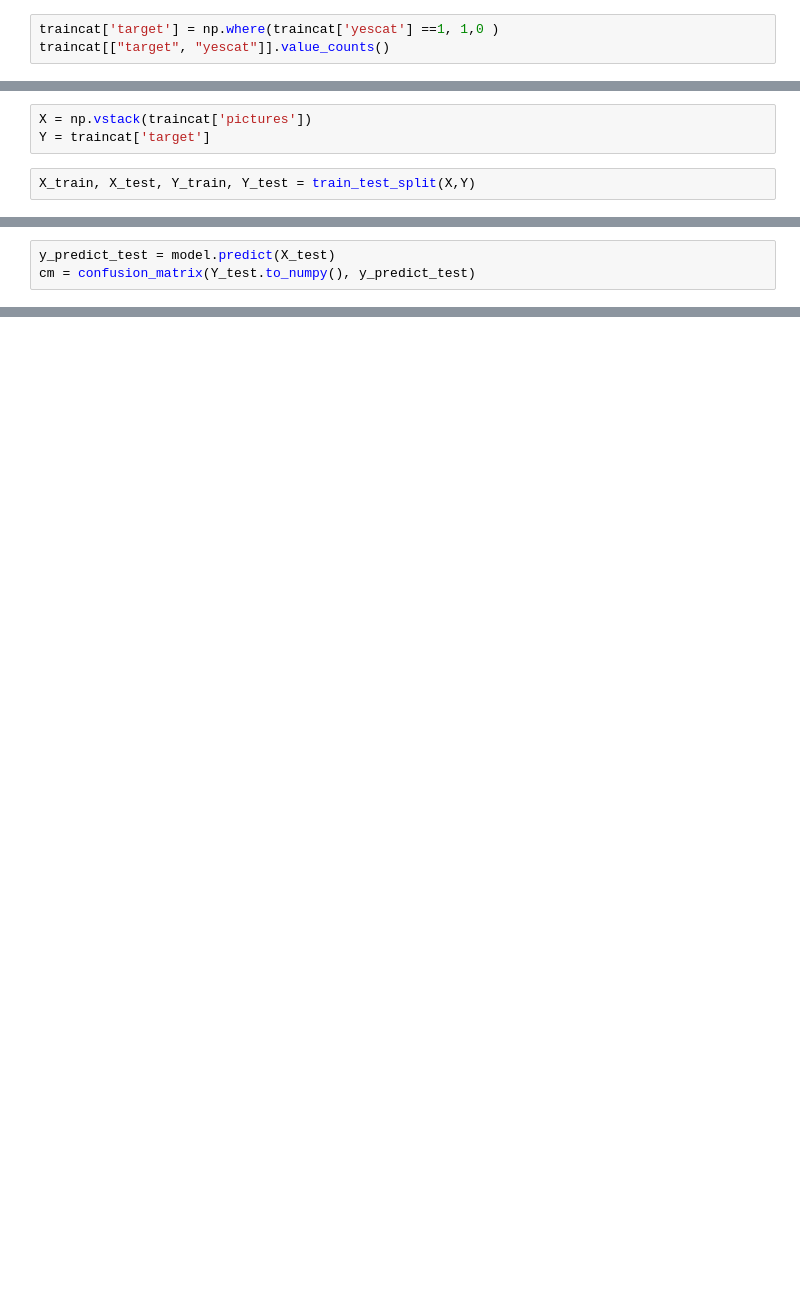
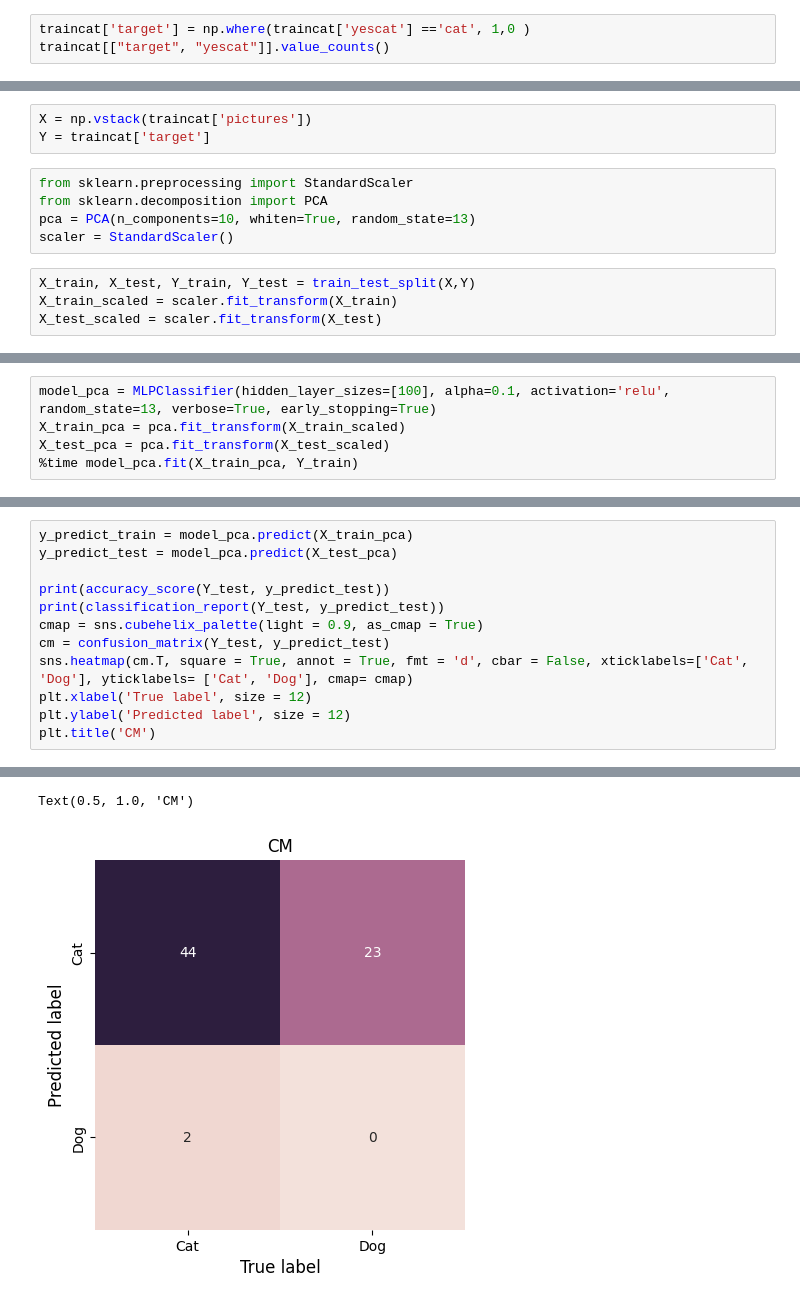
Before and after one commit to Jake0000-why/data-science, a Jupyter notebook: imageclass.ipynb, the cells around one changed output, grey strips where cells are left out. Drawn from its saved outputs; the diff is of its cells as text; blank space fills up the shorter version.

Commit message:
image classification model done

```diff
--- a/imageclass.ipynb
+++ b/imageclass.ipynb
@@ -75,7 +77,7 @@ cat     95
 dog    180
 dtype: int64
 # %%
-traincat['target'] = np.where(traincat['yescat'] ==1, 1,0 )
+traincat['target'] = np.where(traincat['yescat'] =='cat', 1,0 )
 traincat[["target", "yescat"]].value_counts()
 # %% [output]
 target  yescat
@@ -85,7 +87,14 @@ Name: count, dtype: int64
 # %%
 X = np.vstack(traincat['pictures'])
 Y = traincat['target']
+# %%
+from sklearn.preprocessing import StandardScaler
+from sklearn.decomposition import PCA
+pca = PCA(n_components=10, whiten=True, random_state=13)
+scaler = StandardScaler()
 # %%
 X_train, X_test, Y_train, Y_test = train_test_split(X,Y)
+X_train_scaled = scaler.fit_transform(X_train)
+X_test_scaled = scaler.fit_transform(X_test)
 # %%
 model = MLPClassifier(hidden_layer_sizes=[300, 100], activation= 'relu', random_state= 13, verbose=True, early_stopping= True)
@@ -110,3 +119,8 @@ CPU times: total: 29.1 s
 Wall time: 13.6 s
 MLPClassifier(early_stopping=True, hidden_layer_sizes=[300, 100],
               random_state=13, verbose=True)
+# %%
+model_pca = MLPClassifier(hidden_layer_sizes=[100], alpha=0.1, activation='relu', random_state=13, verbose=True, early_stopping=True)
+X_train_pca = pca.fit_transform(X_train_scaled)
+X_test_pca = pca.fit_transform(X_test_scaled)
+%time model_pca.fit(X_train_pca, Y_train)
@@ -117,3 +153,13 @@ print(model.score(X_test, Y_test))
 # %%
-y_predict_test = model.predict(X_test)
-cm = confusion_matrix(Y_test.to_numpy(), y_predict_test)
+y_predict_train = model_pca.predict(X_train_pca)
+y_predict_test = model_pca.predict(X_test_pca)
+
+print(accuracy_score(Y_test, y_predict_test))
+print(classification_report(Y_test, y_predict_test))
+cmap = sns.cubehelix_palette(light = 0.9, as_cmap = True)
+cm = confusion_matrix(Y_test, y_predict_test)
+sns.heatmap(cm.T, square = True, annot = True, fmt = 'd', cbar = False, xticklabels=['Cat', 'Dog'], yticklabels= ['Cat', 'Dog'], cmap= cmap)
+plt.xlabel('True label', size = 12)
+plt.ylabel('Predicted label', size = 12)
+plt.title('CM')
+# %% [output]
@@ -119,0 +175,2 @@ cm = confusion_matrix(Y_test.to_numpy(), y_predict_test)
+Text(0.5, 1.0, 'CM')
+[figure, added]
```
Also changed, not shown: parts of 7 cells of this notebook, 2 other files.
